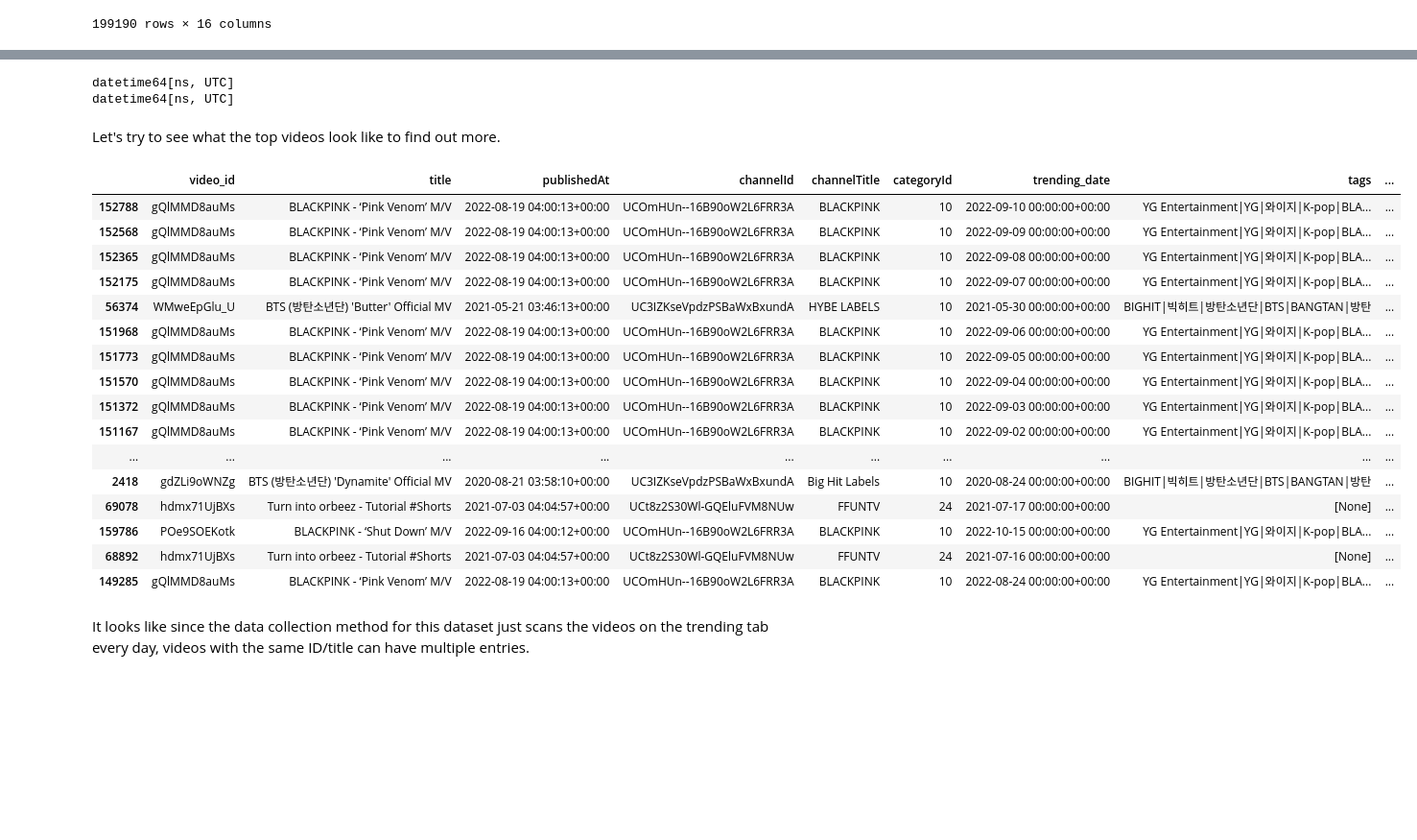
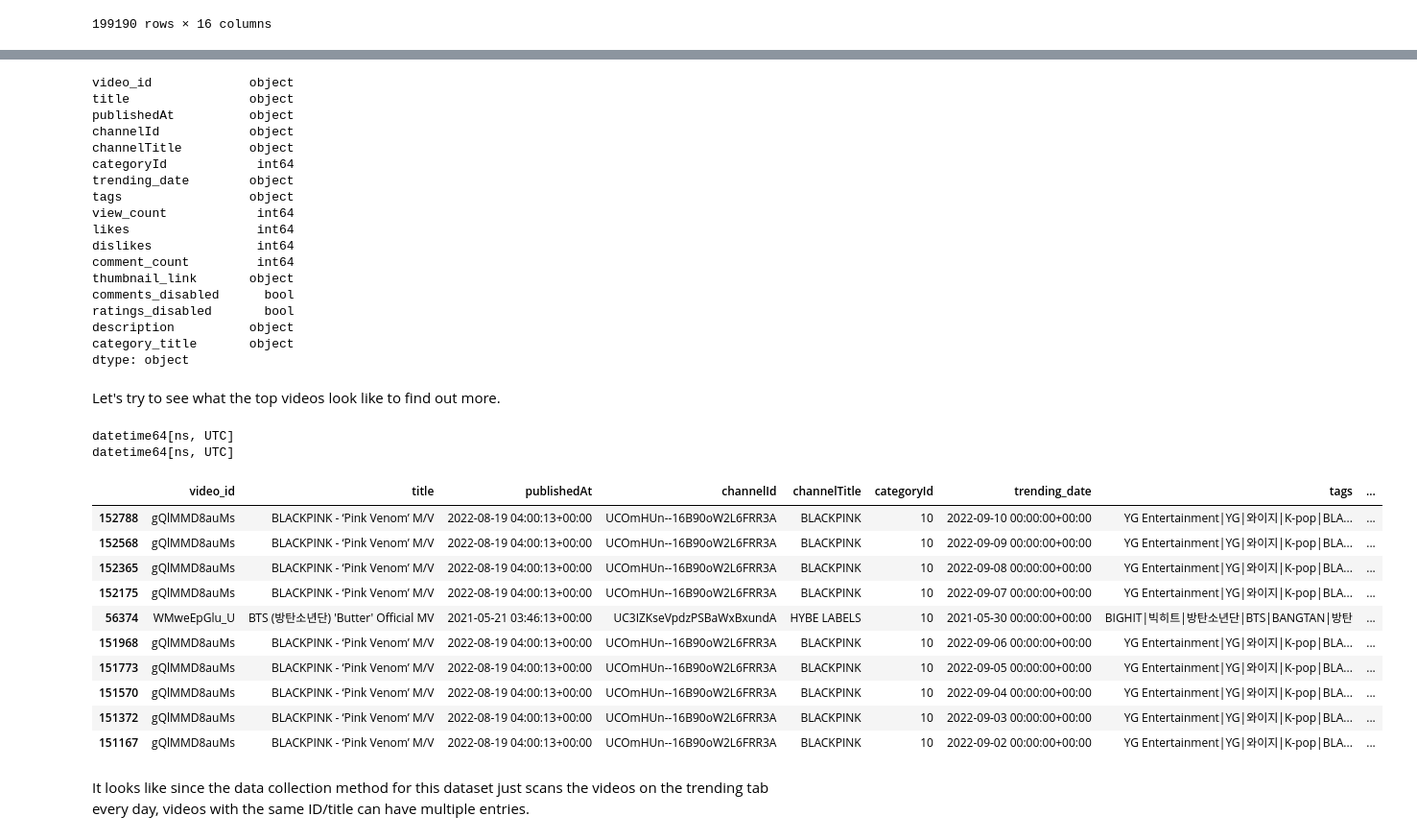
Before and after one commit to sbeven/sbeven.github.io, a Jupyter notebook: Final tutorial.ipynb, the cells around one changed output, grey strips where cells are left out. Shown at 96% size. Saved outputs shown, nothing was run; the diff lists cells and outputs as text; code cells hidden in the pictures; blank space fills up the shorter version.

```diff
--- a/Final tutorial.ipynb
+++ b/Final tutorial.ipynb
@@ -54,0 +57,5 @@ dtype: object
+# %%
+import json
+category_info = json.load(open("US_category_id.json"))
+print(category_info.keys())
+category_info['items'][:5]
@@ -54,0 +83,5 @@ dtype: object
+# %%
+categories = {}
+for entry in category_info["items"]:
+    categories[entry["id"]] = entry["snippet"]["title"]
+print(categories)
@@ -54,0 +92,3 @@ dtype: object
+# %%
+data["category_title"] = data["categoryId"].map(lambda ID: categories[str(ID)])
+data.head(5)
@@ -57,3 +106,26 @@ Currently the dates are of type object, which will cause issues when plotting. L
+# %%
+data.dtypes
+# %% [output]
+video_id             object
+title                object
+publishedAt          object
+channelId            object
+channelTitle         object
+categoryId            int64
+trending_date        object
+tags                 object
+view_count            int64
+likes                 int64
+dislikes              int64
+comment_count         int64
+thumbnail_link       object
+comments_disabled      bool
+ratings_disabled       bool
+description          object
+category_title       object
+dtype: object
+# %% [markdown]
+Let's try to see what the top videos look like to find out more.
 # %%
 data["publishedAt"] = pd.to_datetime(data["publishedAt"])
 data["trending_date"] = pd.to_datetime(data["trending_date"])
@@ -63,28 +135,20 @@ print(data["trending_date"].dtype)
 # %% [output]
 datetime64[ns, UTC]
 datetime64[ns, UTC]
-# %% [markdown]
-Let's try to see what the top videos look like to find out more.
 # %%
 sort = data.sort_values("view_count", ascending = False)
-sort.head(50)
+sort.head(10)
 # %% [output]
 |  | video_id | title | publishedAt | channelId | channelTitle | categoryId | trending_date | tags | ... |
 | 152788 | gQlMMD8auMs | BLACKPINK - ‘Pink Venom’ M/V | 2022-08-19 04:00:13+00:00 | UCOmHUn--16B90oW2L6FRR3A | BLACKPINK | 10 | 2022-09-10 00:00:00+00:00 | YG Entertainment|YG|와이지|K-pop|BLA... | ... |
 | 152568 | gQlMMD8auMs | BLACKPINK - ‘Pink Venom’ M/V | 2022-08-19 04:00:13+00:00 | UCOmHUn--16B90oW2L6FRR3A | BLACKPINK | 10 | 2022-09-09 00:00:00+00:00 | YG Entertainment|YG|와이지|K-pop|BLA... | ... |
 | 152365 | gQlMMD8auMs | BLACKPINK - ‘Pink Venom’ M/V | 2022-08-19 04:00:13+00:00 | UCOmHUn--16B90oW2L6FRR3A | BLACKPINK | 10 | 2022-09-08 00:00:00+00:00 | YG Entertainment|YG|와이지|K-pop|BLA... | ... |
 | 152175 | gQlMMD8auMs | BLACKPINK - ‘Pink Venom’ M/V | 2022-08-19 04:00:13+00:00 | UCOmHUn--16B90oW2L6FRR3A | BLACKPINK | 10 | 2022-09-07 00:00:00+00:00 | YG Entertainment|YG|와이지|K-pop|BLA... | ... |
 | 56374 | WMweEpGlu_U | BTS (방탄소년단) 'Butter' Official MV | 2021-05-21 03:46:13+00:00 | UC3IZKseVpdzPSBaWxBxundA | HYBE LABELS | 10 | 2021-05-30 00:00:00+00:00 | BIGHIT|빅히트|방탄소년단|BTS|BANGTAN|방탄 | ... |
 | 151968 | gQlMMD8auMs | BLACKPINK - ‘Pink Venom’ M/V | 2022-08-19 04:00:13+00:00 | UCOmHUn--16B90oW2L6FRR3A | BLACKPINK | 10 | 2022-09-06 00:00:00+00:00 | YG Entertainment|YG|와이지|K-pop|BLA... | ... |
 | 151773 | gQlMMD8auMs | BLACKPINK - ‘Pink Venom’ M/V | 2022-08-19 04:00:13+00:00 | UCOmHUn--16B90oW2L6FRR3A | BLACKPINK | 10 | 2022-09-05 00:00:00+00:00 | YG Entertainment|YG|와이지|K-pop|BLA... | ... |
 | 151570 | gQlMMD8auMs | BLACKPINK - ‘Pink Venom’ M/V | 2022-08-19 04:00:13+00:00 | UCOmHUn--16B90oW2L6FRR3A | BLACKPINK | 10 | 2022-09-04 00:00:00+00:00 | YG Entertainment|YG|와이지|K-pop|BLA... | ... |
 | 151372 | gQlMMD8auMs | BLACKPINK - ‘Pink Venom’ M/V | 2022-08-19 04:00:13+00:00 | UCOmHUn--16B90oW2L6FRR3A | BLACKPINK | 10 | 2022-09-03 00:00:00+00:00 | YG Entertainment|YG|와이지|K-pop|BLA... | ... |
 | 151167 | gQlMMD8auMs | BLACKPINK - ‘Pink Venom’ M/V | 2022-08-19 04:00:13+00:00 | UCOmHUn--16B90oW2L6FRR3A | BLACKPINK | 10 | 2022-09-02 00:00:00+00:00 | YG Entertainment|YG|와이지|K-pop|BLA... | ... |
-| ... | ... | ... | ... | ... | ... | ... | ... | ... | ... |
-| 2418 | gdZLi9oWNZg | BTS (방탄소년단) 'Dynamite' Official MV | 2020-08-21 03:58:10+00:00 | UC3IZKseVpdzPSBaWxBxundA | Big Hit Labels | 10 | 2020-08-24 00:00:00+00:00 | BIGHIT|빅히트|방탄소년단|BTS|BANGTAN|방탄 | ... |
-| 69078 | hdmx71UjBXs | Turn into orbeez - Tutorial #Shorts | 2021-07-03 04:04:57+00:00 | UCt8z2S30Wl-GQEluFVM8NUw | FFUNTV | 24 | 2021-07-17 00:00:00+00:00 | [None] | ... |
-| 159786 | POe9SOEKotk | BLACKPINK - ‘Shut Down’ M/V | 2022-09-16 04:00:12+00:00 | UCOmHUn--16B90oW2L6FRR3A | BLACKPINK | 10 | 2022-10-15 00:00:00+00:00 | YG Entertainment|YG|와이지|K-pop|BLA... | ... |
-| 68892 | hdmx71UjBXs | Turn into orbeez - Tutorial #Shorts | 2021-07-03 04:04:57+00:00 | UCt8z2S30Wl-GQEluFVM8NUw | FFUNTV | 24 | 2021-07-16 00:00:00+00:00 | [None] | ... |
-| 149285 | gQlMMD8auMs | BLACKPINK - ‘Pink Venom’ M/V | 2022-08-19 04:00:13+00:00 | UCOmHUn--16B90oW2L6FRR3A | BLACKPINK | 10 | 2022-08-24 00:00:00+00:00 | YG Entertainment|YG|와이지|K-pop|BLA... | ... |
 # %% [markdown]
 It looks like since the data collection method for this dataset just scans the videos on the trending tab every day, videos with the same ID/title can have multiple entries.
```
Also changed, not shown: parts of 81 cells of this notebook, 2 other files.
